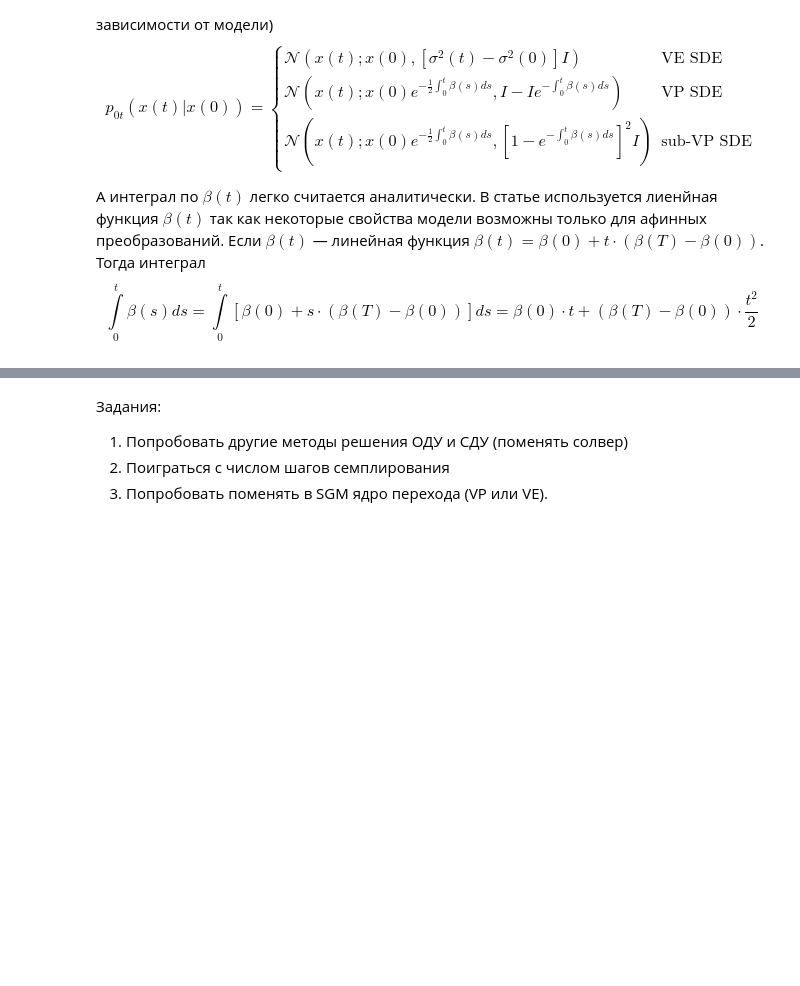
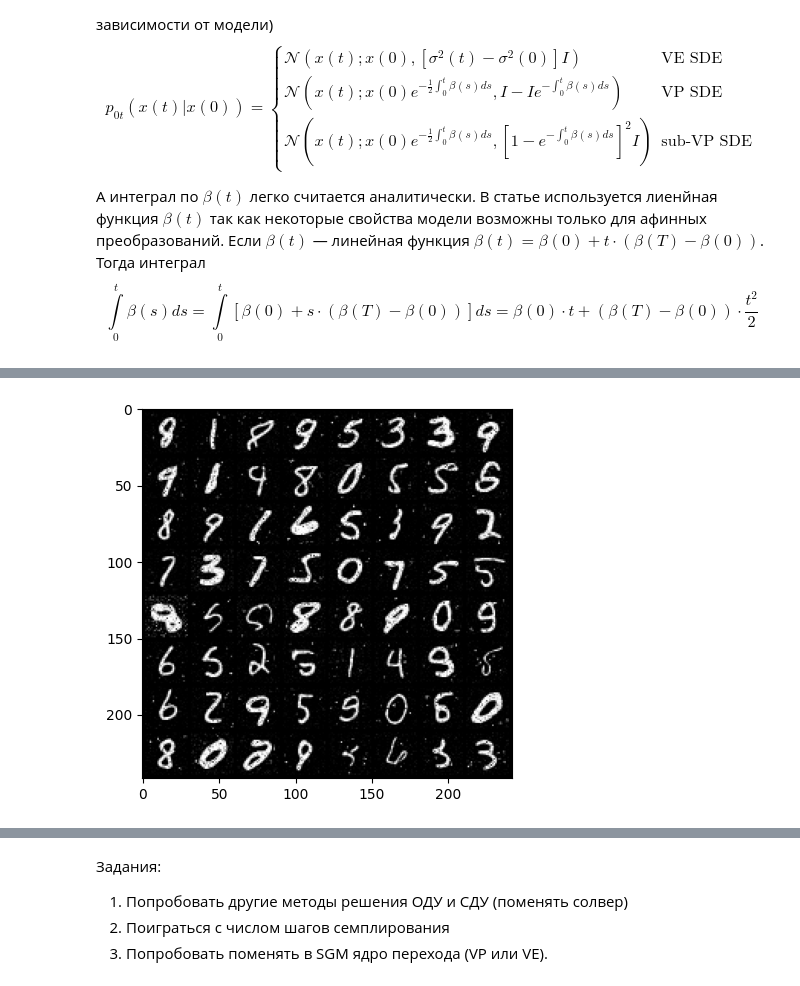
Before and after one commit to sswt/dive2gai, a Jupyter notebook: unit12/ContiniousGenerativeModels.ipynb, the cells around one changed output, grey strips where cells are left out. Drawn from its saved outputs; the diff is of its cells as text; code cells hidden in the pictures; blank space fills up the shorter version.

```diff
--- a/unit12/ContiniousGenerativeModels.ipynb
+++ b/unit12/ContiniousGenerativeModels.ipynb
@@ -722,3 +723,9 @@ plt.show()
+# %%
+gen_sample = diffusion.sde_sample(dt=0.1)
+plt.imshow(ToPILImage()(make_grid(postprocess(gen_sample))))
+plt.show()
+# %% [output]
+[figure, added]
 # %%
 gen_sample = diffusion.ode_sample(dt=1e-2)
 plt.imshow(ToPILImage()(make_grid(postprocess(gen_sample))))
```
Also changed, not shown: parts of 6 cells of this notebook.
